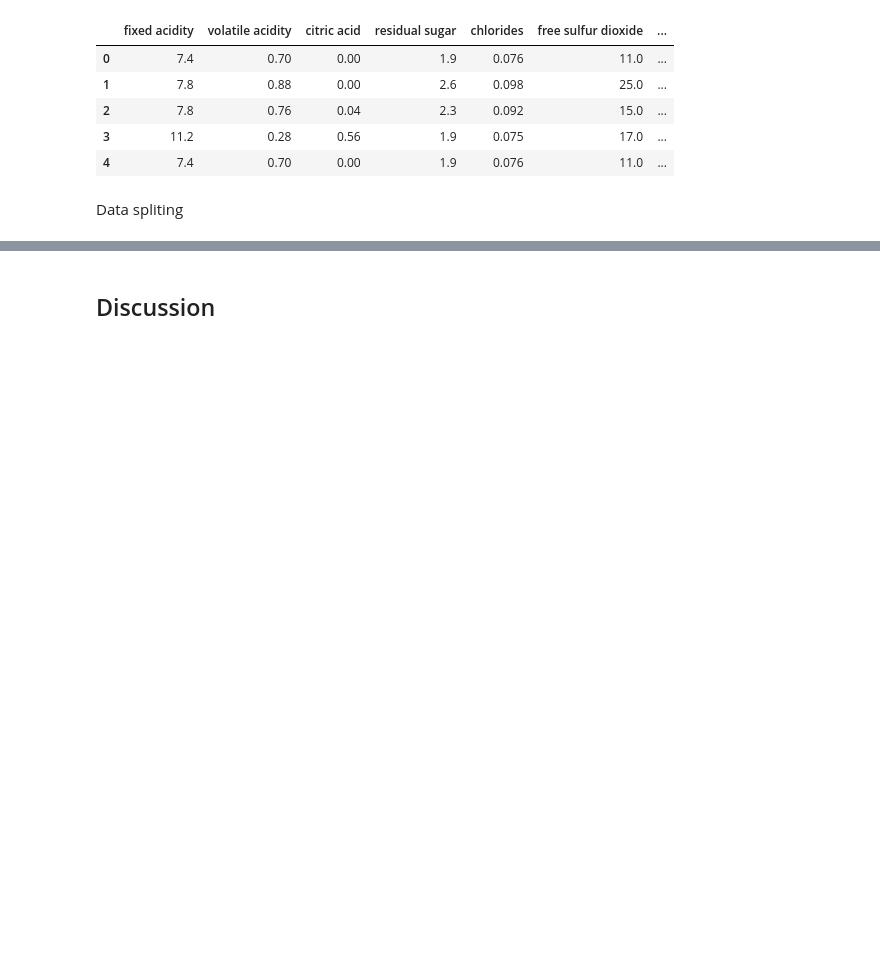
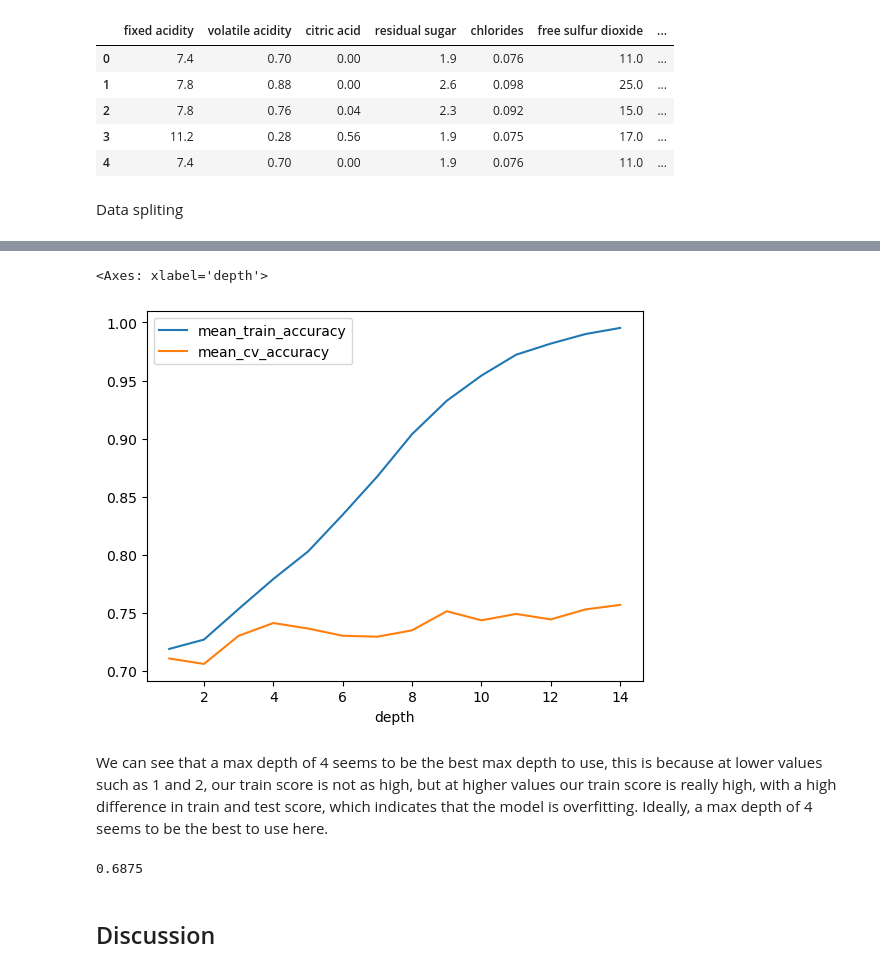
Before and after one commit to UBC-MDS/522_group_38, a Jupyter notebook: wine_quality_analysis.ipynb, the cells around one changed output, grey strips where cells are left out. Drawn from its saved outputs; the diff is of its cells as text; code cells hidden in the pictures; blank space fills up the shorter version.

```diff
--- a/wine_quality_analysis.ipynb
+++ b/wine_quality_analysis.ipynb
@@ -59,9 +64,8 @@ data.head(5)
 # %% [markdown]
 Data spliting
 # %%
-
 train_data, test_data = train_test_split(data, train_size=0.8, random_state=123)
-x_train = np.array(train_data.iloc[:, :-2])
-y_train = np.array(train_data["is_good"])
-x_test = np.array(test_data.iloc[:, :-2])
-y_test = np.array(test_data["is_good"])
+x_train = (train_data.iloc[:, :-2])
+y_train = (train_data["is_good"])
+x_test = (test_data.iloc[:, :-2])
+y_test = (test_data["is_good"])
@@ -68,3 +120,41 @@ y_test = np.array(test_data["is_good"])
+# %%
+from sklearn.tree import DecisionTreeClassifier
+from sklearn.pipeline import make_pipeline
+from sklearn.model_selection import cross_validate
+import pandas as pd
+
+depths = np.arange(1, 15, 1)
+depths
+
+results_dict = {
+    "depth": [],
+    "mean_train_accuracy": [],
+    "mean_cv_accuracy": []}
+param_grid = {"max_depth": np.arange(1, 15, 1)}
+
+for depth in param_grid["max_depth"]:
+    model = DecisionTreeClassifier(max_depth=depth, random_state = 123)
+    scores = cross_validate(model, x_train, y_train, cv=5, return_train_score=True)
+    results_dict["depth"].append(depth)
+    results_dict["mean_cv_accuracy"].append(np.mean(scores["test_score"]))
+    results_dict["mean_train_accuracy"].append(np.mean(scores["train_score"]))
+
+results_df = pd.DataFrame(results_dict).set_index('depth')
+
+
+results_df
+results_df[["mean_train_accuracy", "mean_cv_accuracy"]].plot()
+# %% [output]
+<Axes: xlabel='depth'>
+[figure, added]
+# %% [markdown]
+We can see that a max depth of 4 seems to be the best max depth to use, this is because at lower values such as 1 and 2, our train score is not as high, but at higher values our train score is really high, with a high difference in train and test score, which indicates that the model is overfitting. Ideally, a max depth of 4 seems to be the best to use here.
+# %%
+best_model = DecisionTreeClassifier(max_depth=4, random_state=123)
+best_model.fit(x_train, y_train)
+best_model.score(x_test, y_test)
+# %% [output]
+0.6875
 # %% [markdown]
 ## Discussion
 # %% [markdown]
```
Also changed, not shown: parts of 6 cells of this notebook.
